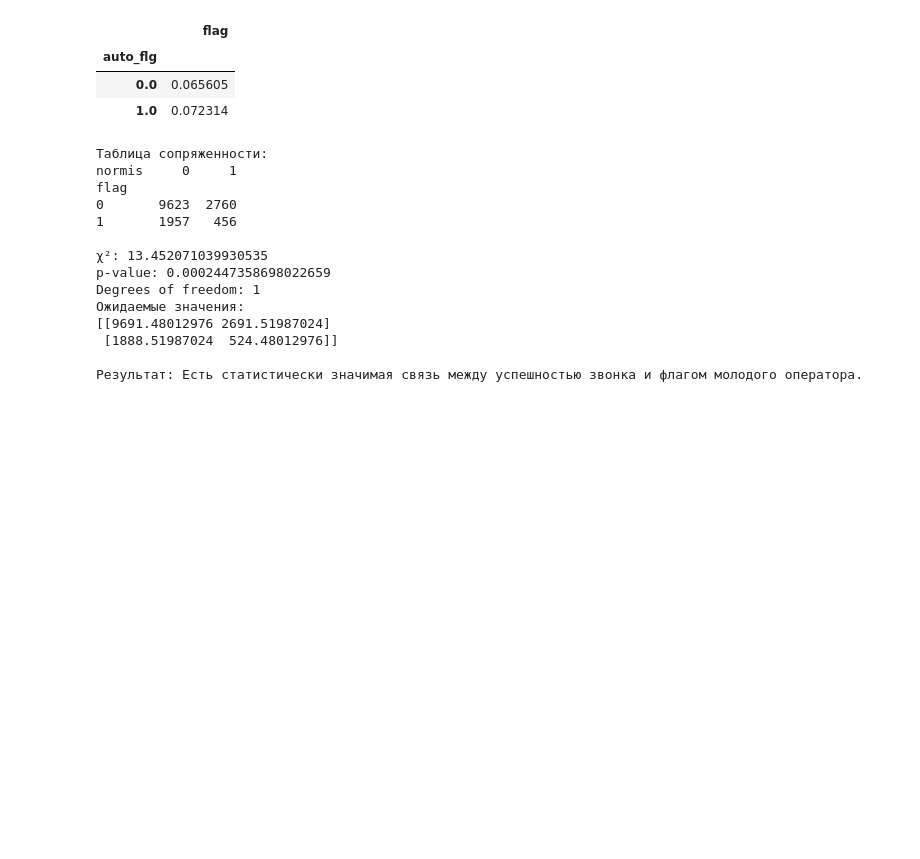
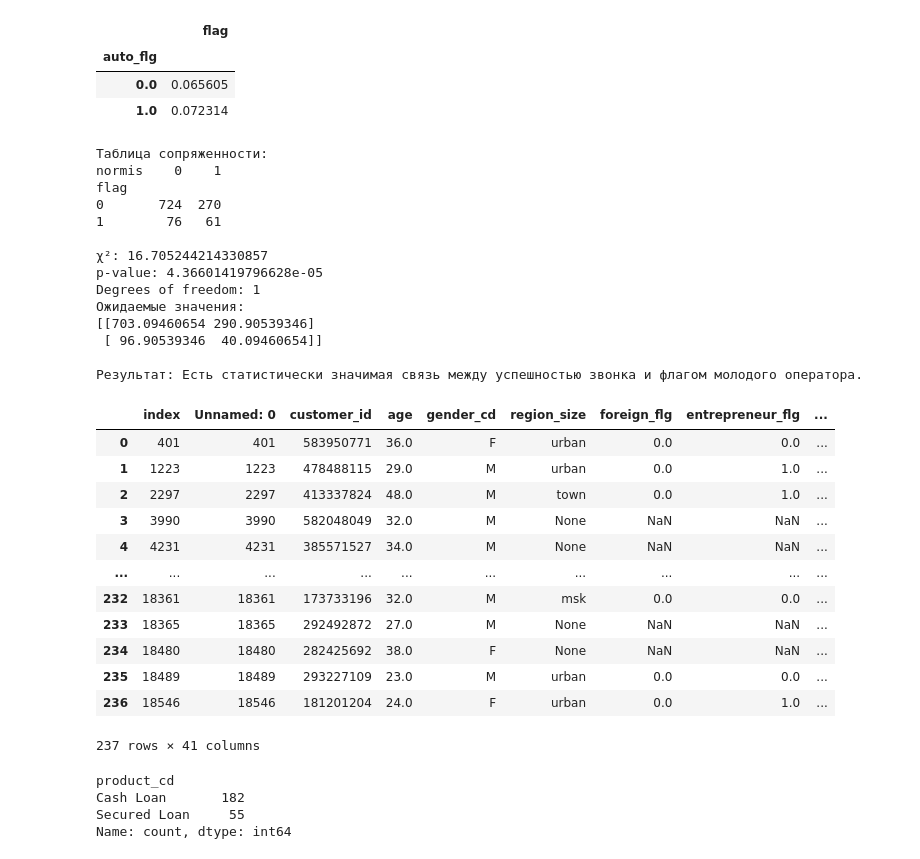
Before and after one commit to ssd2008/DANO24, a Jupyter notebook: workzone.ipynb, the cells around one changed output. Saved outputs shown, nothing was run; the diff lists cells and outputs as text; code cells hidden in the pictures; blank space fills up the shorter version.

```diff
--- a/workzone.ipynb
+++ b/workzone.ipynb
@@ -1951,7 +1949,7 @@ ccc_preapprove[['auto_flg', 'flag']].groupby(by='auto_flg').mean()
 # %%
 from scipy.stats import chi2_contingency
 
-emp_19_21 = df[['emp_age_new', 'flag']].copy()
+emp_19_21 = df[df['functional_cd'] == 'Cold'][['emp_age_new', 'flag']].copy()
 emp_19_21['normis'] = (emp_19_21['emp_age_new'] <= 21).astype(int)
 
 # Создаем таблицу сопряженности
@@ -1975,16 +1973,39 @@ else:
     print("\nРезультат: Нет статистически значимой связи между успешностью звонка и флагом молодого оператора.")
 # %% [output]
 Таблица сопряженности:
-normis     0     1
+normis    0    1
 flag
-0       9623  2760
-1       1957   456
+0       724  270
+1        76   61
 
-χ²: 13.452071039930535
-p-value: 0.0002447358698022659
+χ²: 16.705244214330857
+p-value: 4.36601419796628e-05
 Degrees of freedom: 1
 Ожидаемые значения:
-[[9691.48012976 2691.51987024]
- [1888.51987024  524.48012976]]
+[[703.09460654 290.90539346]
+ [ 96.90539346  40.09460654]]
 
 Результат: Есть статистически значимая связь между успешностью звонка и флагом молодого оператора.
+# %%
+upsell
+# %% [output]
+|  | index | Unnamed: 0 | customer_id | age | gender_cd | region_size | foreign_flg | entrepreneur_flg | ... |
+| 0 | 401 | 401 | 583950771 | 36.0 | F | urban | 0.0 | 0.0 | ... |
+| 1 | 1223 | 1223 | 478488115 | 29.0 | M | urban | 0.0 | 1.0 | ... |
+| 2 | 2297 | 2297 | 413337824 | 48.0 | M | town | 0.0 | 1.0 | ... |
+| 3 | 3990 | 3990 | 582048049 | 32.0 | M | None | NaN | NaN | ... |
+| 4 | 4231 | 4231 | 385571527 | 34.0 | M | None | NaN | NaN | ... |
+| ... | ... | ... | ... | ... | ... | ... | ... | ... | ... |
+| 232 | 18361 | 18361 | 173733196 | 32.0 | M | msk | 0.0 | 0.0 | ... |
+| 233 | 18365 | 18365 | 292492872 | 27.0 | M | None | NaN | NaN | ... |
+| 234 | 18480 | 18480 | 282425692 | 38.0 | F | None | NaN | NaN | ... |
+| 235 | 18489 | 18489 | 293227109 | 23.0 | M | urban | 0.0 | 0.0 | ... |
+| 236 | 18546 | 18546 | 181201204 | 24.0 | F | urban | 0.0 | 1.0 | ... |
+237 rows × 41 columns
+# %%
+upsell['product_cd'].value_counts()
+# %% [output]
+product_cd
+Cash Loan       182
+Secured Loan     55
+Name: count, dtype: int64
```
Also changed, not shown: parts of 11 cells of this notebook, 2 other files.
